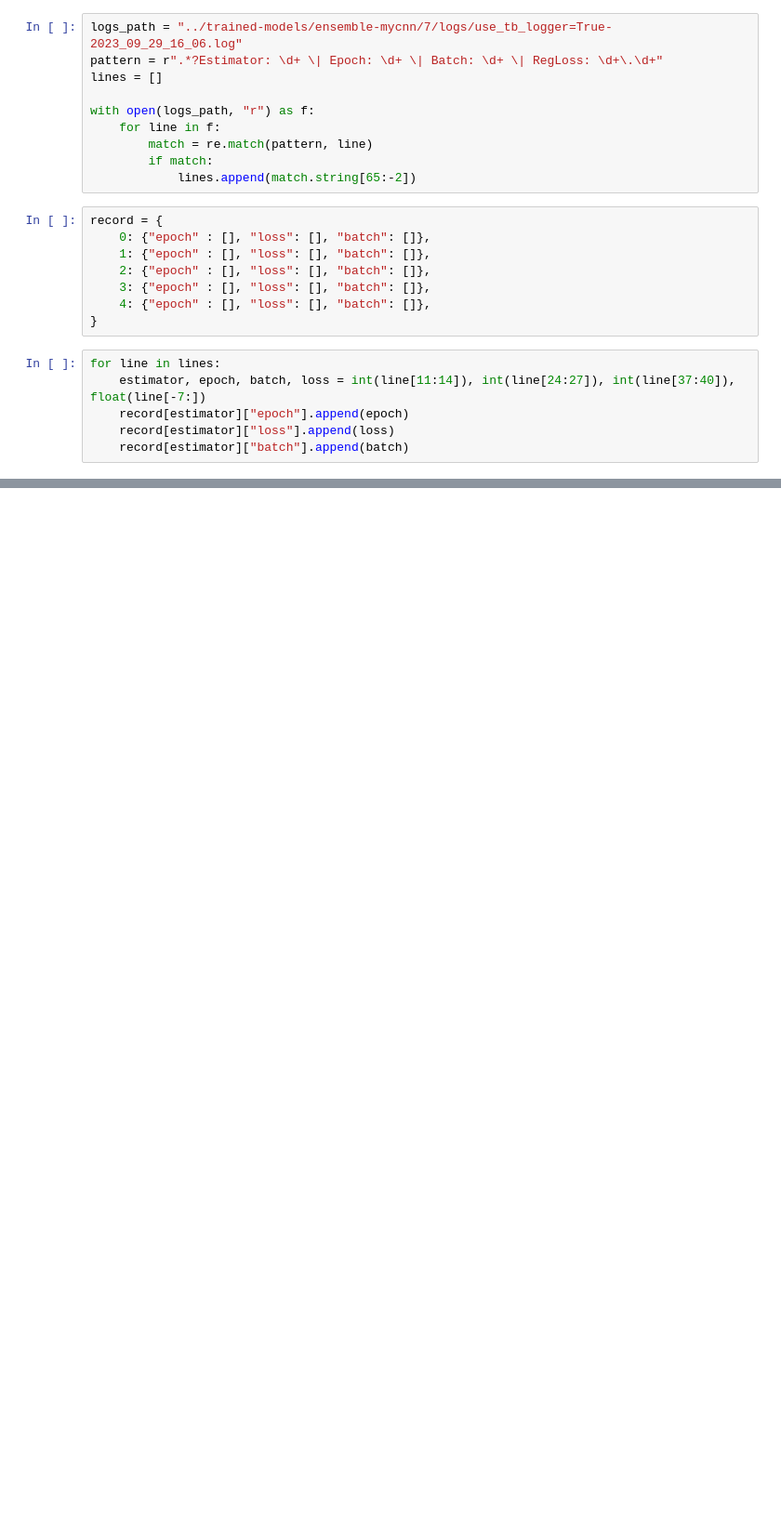
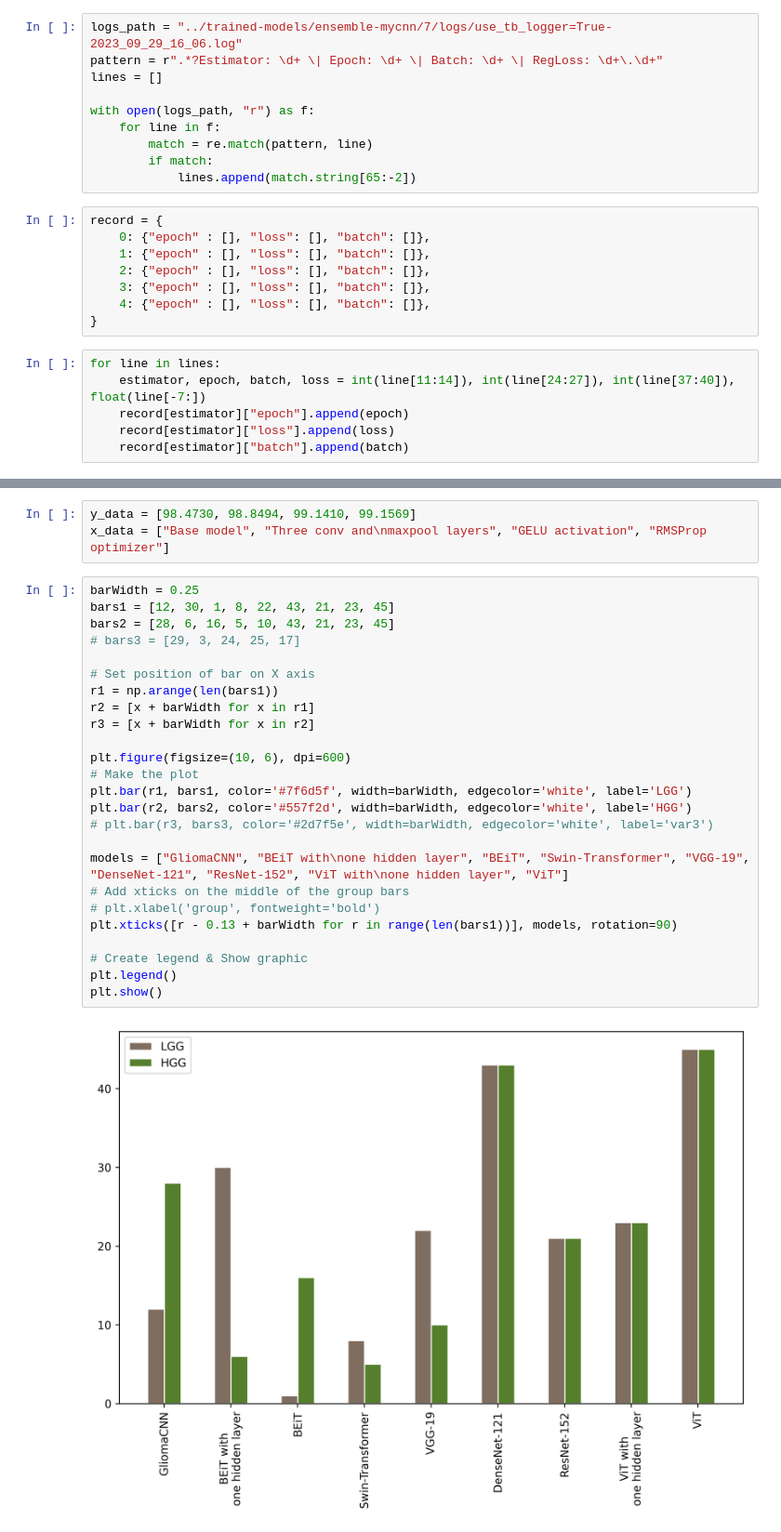
Before and after one commit to AtiqurRahmanAni/brain-tumour, a Jupyter notebook: loss_curve.ipynb, the cells around one changed output, grey strips where cells are left out. Shown at 93% size. Cells and saved outputs as stored; diff of their text form; blank space fills up the shorter version.

Commit message:
loss_curve notebook added

```diff
--- a/loss_curve.ipynb
+++ b/loss_curve.ipynb
@@ -76,0 +76,30 @@ plt.show()
+# %%
+y_data = [98.4730, 98.8494, 99.1410, 99.1569]
+x_data = ["Base model", "Three conv and\nmaxpool layers", "GELU activation", "RMSProp optimizer"]
+# %%
+barWidth = 0.25
+bars1 = [12, 30, 1, 8, 22, 43, 21, 23, 45]
+bars2 = [28, 6, 16, 5, 10, 43, 21, 23, 45]
+# bars3 = [29, 3, 24, 25, 17]
+
+# Set position of bar on X axis
+r1 = np.arange(len(bars1))
+r2 = [x + barWidth for x in r1]
+r3 = [x + barWidth for x in r2]
+
+plt.figure(figsize=(10, 6), dpi=600)
+# Make the plot
+plt.bar(r1, bars1, color='#7f6d5f', width=barWidth, edgecolor='white', label='LGG')
+plt.bar(r2, bars2, color='#557f2d', width=barWidth, edgecolor='white', label='HGG')
+# plt.bar(r3, bars3, color='#2d7f5e', width=barWidth, edgecolor='white', label='var3')
+
+models = ["GliomaCNN", "BEiT with\none hidden layer", "BEiT", "Swin-Transformer", "VGG-19", "DenseNet-121", "ResNet-152", "ViT with\none hidden layer", "ViT"]
+# Add xticks on the middle of the group bars
+# plt.xlabel('group', fontweight='bold')
+plt.xticks([r - 0.13 + barWidth for r in range(len(bars1))], models, rotation=90)
+
+# Create legend & Show graphic
+plt.legend()
+plt.show()
+# %% [output]
+[figure, added]
```
Also changed, not shown: parts of 4 cells of this notebook.
